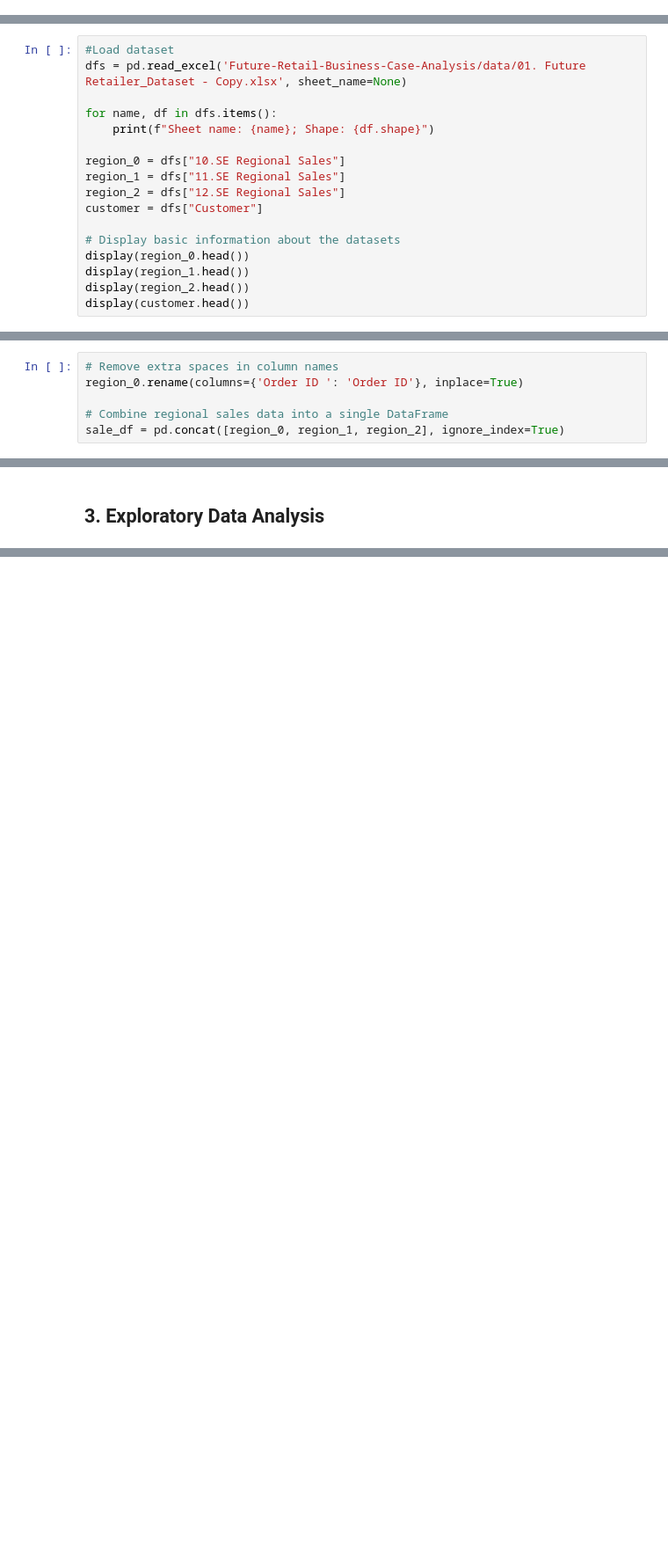
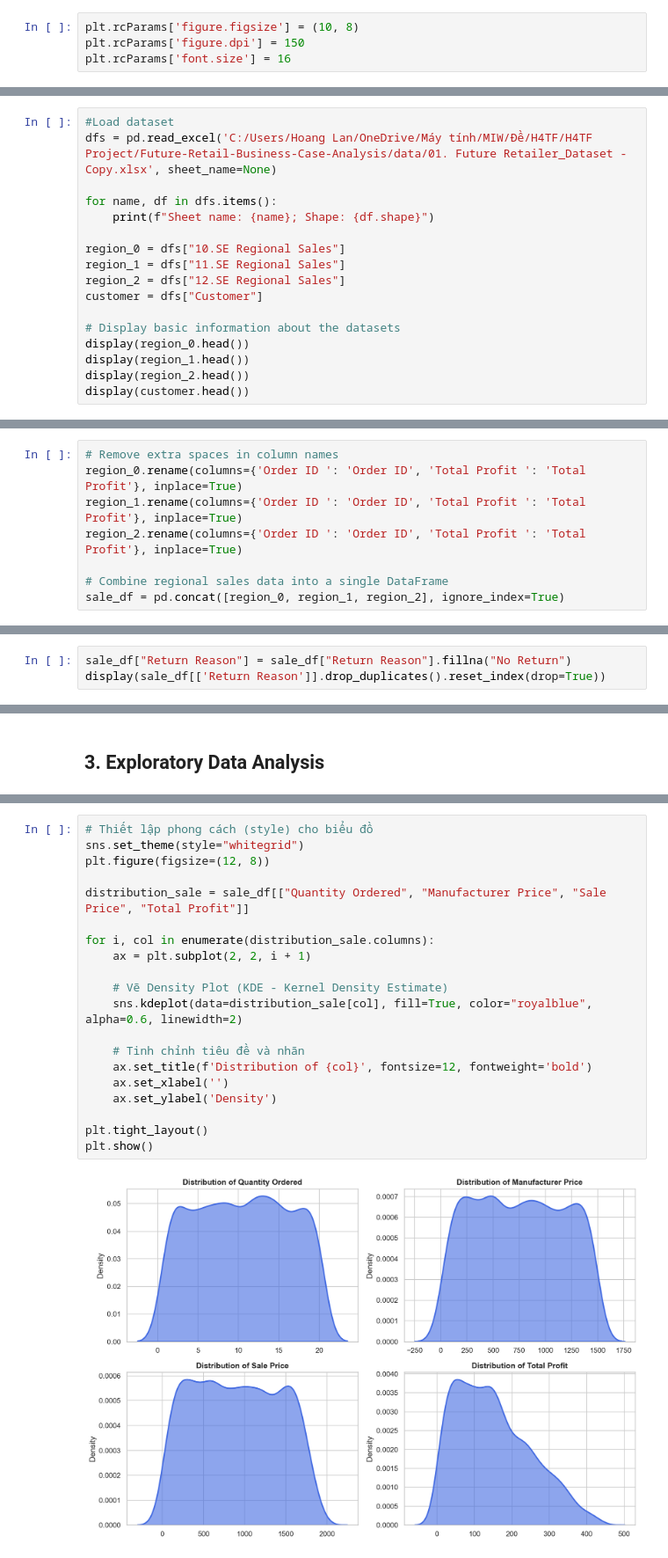
Before and after one commit to hlnetr21354/Future-Retail-Business-Case-Analysis, a Jupyter notebook: notebook/Future_Retail_Data_Cleaning_EDA.ipynb, the cells around one changed output, grey strips where cells are left out. Shown at 88% size. Saved outputs shown, nothing was run; the diff lists cells and outputs as text; blank space fills up the shorter version.

Commit message:
Done Data Cleaning, Start EDA

```diff
--- a/notebook/Future_Retail_Data_Cleaning_EDA.ipynb
+++ b/notebook/Future_Retail_Data_Cleaning_EDA.ipynb
@@ -7,6 +7,10 @@ import numpy as np
 import matplotlib.pyplot as plt
 import seaborn as sns
 from IPython.display import display, HTML
+# %%
+plt.rcParams['figure.figsize'] = (10, 8)
+plt.rcParams['figure.dpi'] = 150
+plt.rcParams['font.size'] = 16
 # %% [markdown]
 ## **1. Introduction**
 *Data and the case study are provided by Heading for the Future Project: Data Analysis 2024*
@@ -28,7 +35,7 @@ _____________________
 ## **2. READING DATA**
 # %%
 #Load dataset
-dfs = pd.read_excel('Future-Retail-Business-Case-Analysis/data/01. Future Retailer_Dataset - Copy.xlsx', sheet_name=None)
+dfs = pd.read_excel('C:/Users/Hoang Lan/OneDrive/Máy tính/MIW/Đề/H4TF/H4TF Project/Future-Retail-Business-Case-Analysis/data/01. Future Retailer_Dataset - Copy.xlsx', sheet_name=None)
 
 for name, df in dfs.items():
     print(f"Sheet name: {name}; Shape: {df.shape}")
@@ -84,7 +91,9 @@ I'll merge the 3 dataset of Regional Sales into 1 dataframe
 Also, look into the data, we can see that the "Customer" dataset only contain customer with their the order in Dec
 # %%
 # Remove extra spaces in column names
-region_0.rename(columns={'Order ID ': 'Order ID'}, inplace=True)
+region_0.rename(columns={'Order ID ': 'Order ID', 'Total Profit ': 'Total Profit'}, inplace=True)
+region_1.rename(columns={'Order ID ': 'Order ID', 'Total Profit ': 'Total Profit'}, inplace=True)
+region_2.rename(columns={'Order ID ': 'Order ID', 'Total Profit ': 'Total Profit'}, inplace=True)
 
 # Combine regional sales data into a single DataFrame
 sale_df = pd.concat([region_0, region_1, region_2], ignore_index=True)
@@ -159,0 +166,3 @@ dtype: int64
+# %%
+sale_df["Return Reason"] = sale_df["Return Reason"].fillna("No Return")
+display(sale_df[['Return Reason']].drop_duplicates().reset_index(drop=True))
@@ -224,0 +317,22 @@ duplicate_customers
+# %%
+# Thiết lập phong cách (style) cho biểu đồ
+sns.set_theme(style="whitegrid")
+plt.figure(figsize=(12, 8))
+
+distribution_sale = sale_df[["Quantity Ordered", "Manufacturer Price", "Sale Price", "Total Profit"]]
+
+for i, col in enumerate(distribution_sale.columns):
+    ax = plt.subplot(2, 2, i + 1)
+
+    # Vẽ Density Plot (KDE - Kernel Density Estimate)
+    sns.kdeplot(data=distribution_sale[col], fill=True, color="royalblue", alpha=0.6, linewidth=2)
+
+    # Tinh chỉnh tiêu đề và nhãn
+    ax.set_title(f'Distribution of {col}', fontsize=12, fontweight='bold')
+    ax.set_xlabel('')
+    ax.set_ylabel('Density')
+
+plt.tight_layout()
+plt.show()
+# %% [output]
+[figure, added]
```
Also changed, not shown: parts of 13 cells of this notebook.
